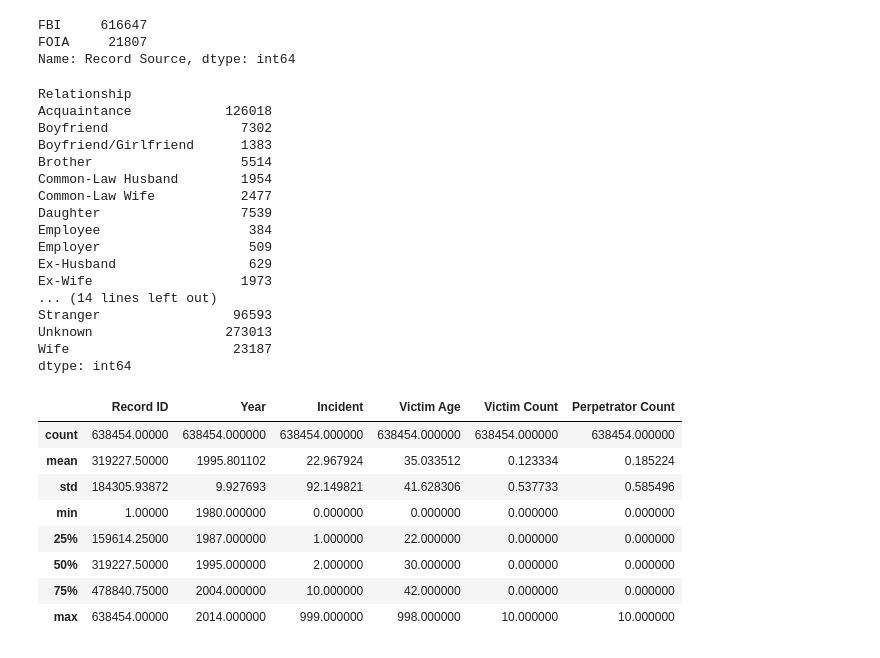
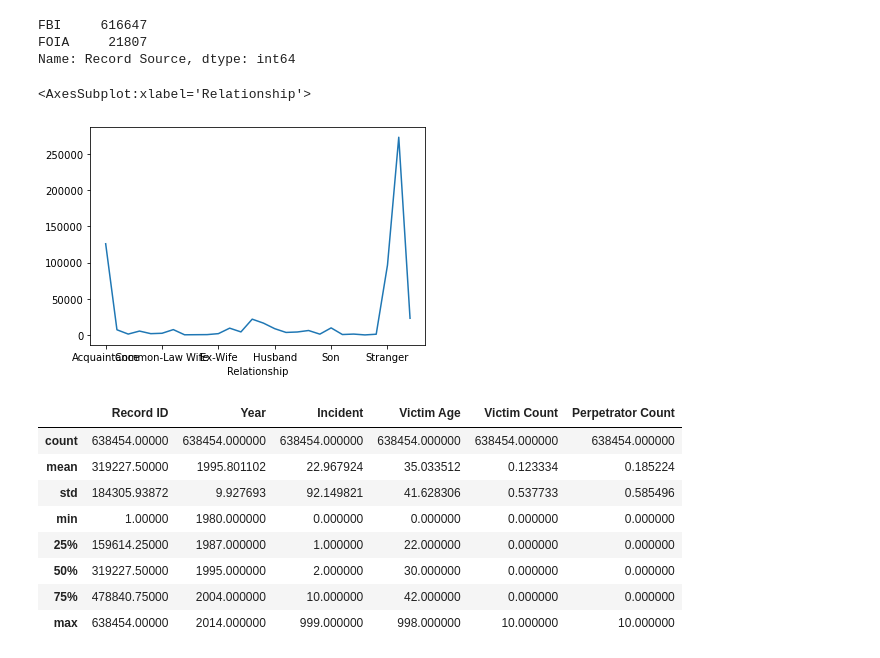
Before and after one commit to mchlstr/Stranovska_NS2021, a Jupyter notebook: Stranovska_NS2021_Network_scans.ipynb, the cells around one changed output. Drawn from its saved outputs; the diff is of its cells as text; code cells hidden in the pictures.

```diff
--- a/Stranovska_NS2021_Network_scans.ipynb
+++ b/Stranovska_NS2021_Network_scans.ipynb
@@ -158,25 +158,12 @@ FBI     616647
 FOIA     21807
 Name: Record Source, dtype: int64
 # %%
-dataset.pivot_table(index = ['Relationship'],aggfunc ='size')
+temp = dataset.pivot_table(index = ['Relationship'],aggfunc ='size')
-# %% [output]
-Relationship
-Acquaintance            126018
-Boyfriend                 7302
-Boyfriend/Girlfriend      1383
-Brother                   5514
-Common-Law Husband        1954
-Common-Law Wife           2477
-Daughter                  7539
-Employee                   384
-Employer                   509
-Ex-Husband                 629
-Ex-Wife                   1973
-... (14 lines left out)
-Stranger                 96593
-Unknown                 273013
-Wife                     23187
-dtype: int64
+# %%
+temp.plot()
+# %% [output]
+<AxesSubplot:xlabel='Relationship'>
+[figure, added]
 # %%
 # we can see that we have some odd data here and that in one month there have been 999 events of murder and age f victim was 998
 dataset.describe()
```
Also changed, not shown: parts of 5 cells of this notebook.
